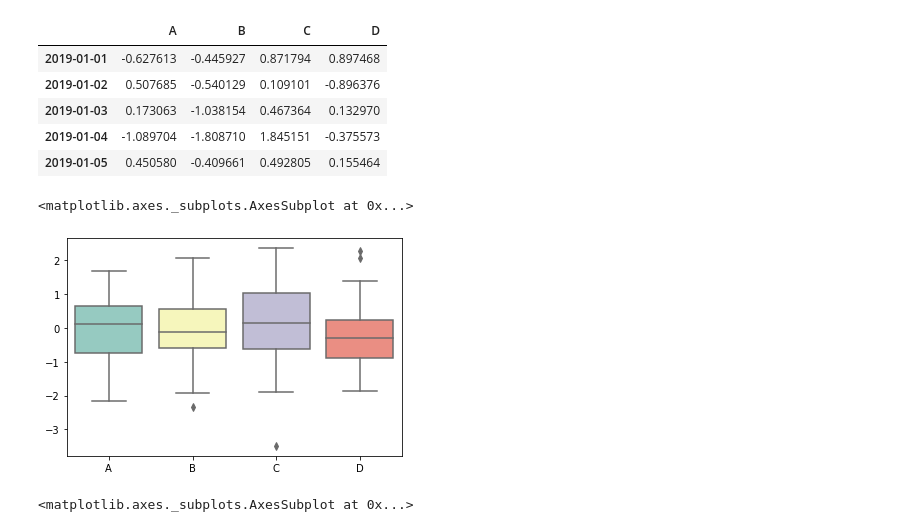
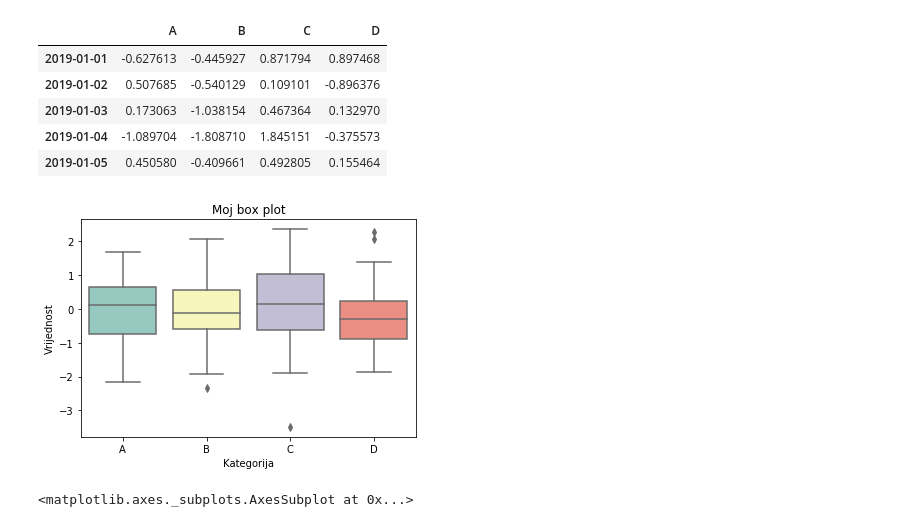
Before and after one commit to milicag/unibl_radionica, a Jupyter notebook: sveske/dan2_3.ipynb, the cells around one changed output. Cells and saved outputs as stored; diff of their text form; code cells hidden in the pictures.

```diff
--- a/sveske/dan2_3.ipynb
+++ b/sveske/dan2_3.ipynb
@@ -1370,10 +1372,14 @@ df.head()
 | 2019-01-05 | 0.450580 | -0.409661 | 0.492805 | 0.155464 |
 # %%
 # boxplot da predstavimo distribucije vise variabli
-sea.boxplot(data=df, palette="Set3")
+box_plot = sea.boxplot(data=df, palette="Set3")
+box_plot.set_title('Moj box plot')
+box_plot.set_ylabel('Vrijednost')
+box_plot.set_xlabel('Kategorija')
+fig = box_plot.get_figure()
+fig.savefig('box_plot.png')
 # %% [output]
-<matplotlib.axes._subplots.AxesSubplot at 0x...>
-[figure, old version]
+[figure, new version]
 # %%
 # korelacijski plot
 
```
Also changed, not shown: parts of 1 cell of this notebook.
